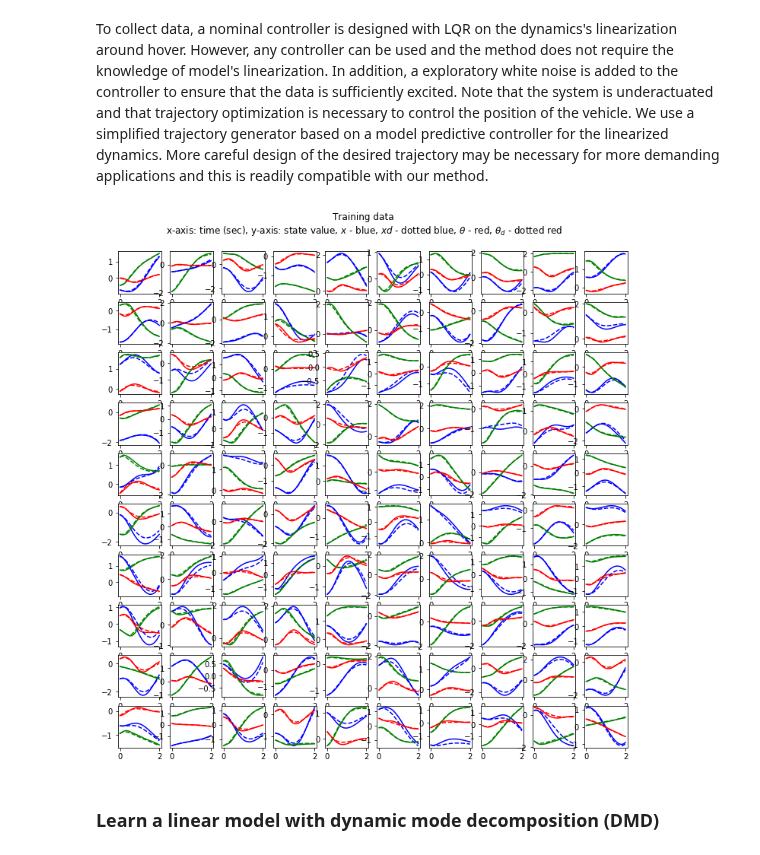
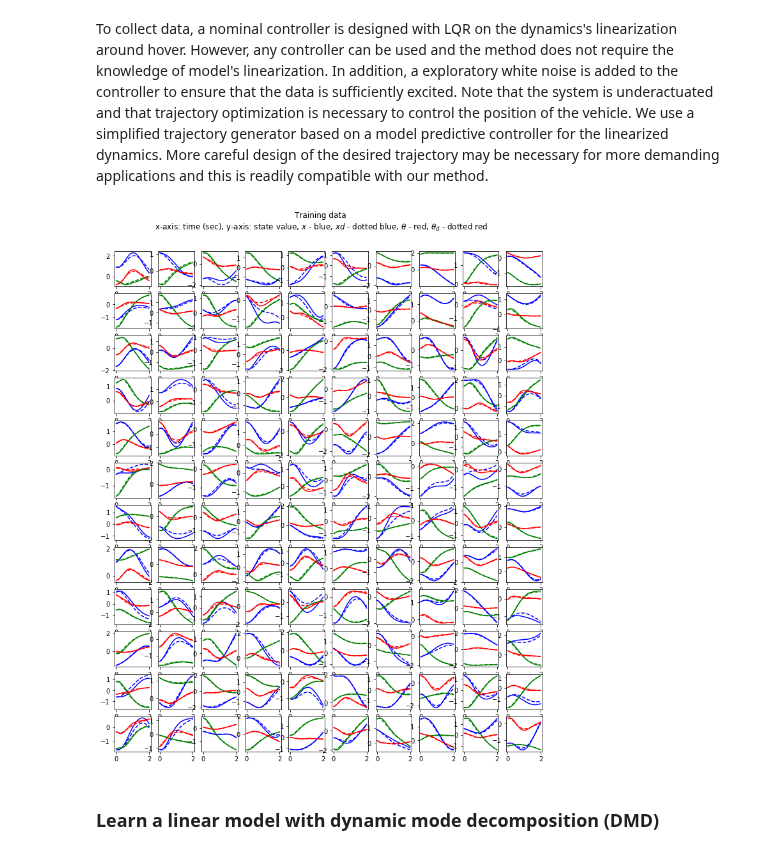
Before and after one commit to Cafolkes/koopman_learning_and_control, a Jupyter notebook: working_files/bkeedmd/planar_quadrotor_learning_mpc_nn.ipynb, the cells around one changed output. Cells and saved outputs as stored; diff of their text form; code cells hidden in the pictures.

```diff
--- a/working_files/bkeedmd/planar_quadrotor_learning_mpc_nn.ipynb
+++ b/working_files/bkeedmd/planar_quadrotor_learning_mpc_nn.ipynb
@@ -115,12 +115,12 @@ $T_1, T_2$ are the thrust from each of the propellers, $g$ is the gravitational
 $l_{arm}$ is the distance from the vehicle's center of mass to the center of the propeller, and $I_{xx}$ is the inertia
 around the x-axis.
 # %%
-# Cart pole system parameters
 mass = 2.
 inertia = 1.
 prop_arm = 0.2
 gravity = 9.81
-quadrotor = PlanarQuadrotorForceInput(mass, inertia, prop_arm, g=gravity)
+sys_name = 'planar_quad'
+system = PlanarQuadrotorForceInput(mass, inertia, prop_arm, g=gravity)
 
 # Linearized system specification:
 n, m = 6, 2                                                         # Number of states, number of control inputs
@@ -161,8 +161,9 @@ nominal_sys = LinearLiftedDynamics(A_nom, B_nom, np.eye(n), lambda x: x)
 dt = 1.0e-2                                                         # Time step length
 traj_length_dc = 2.                                                 # Trajectory length, data collection
 n_pred_dc = int(traj_length_dc/dt)                                  # Number of time steps, data collection
-t_eval = dt * np.arange(n_pred_dc + 1)                              # Simulation time points
-n_traj_dc = 100                                                     # Number of trajectories to execute, data collection
+t_train = dt * np.arange(n_pred_dc + 1)                              # Simulation time points
+n_traj_train = 100                                                     # Number of trajectories to execute, data collection
+n_traj_val = int(0.2*n_traj_train)
 noise_var = 5.                                                      # Exploration noise to perturb controller, data collection
 
 xmax = np.array([2, 2, np.pi/3, 2.,2.,2.])                          # State constraints, trajectory generation
@@ -179,45 +180,48 @@ n_cols = 10                                                         # Number of
 save_figures = True
 #dropbox_folder = '/Users/carlaxelfolkestad/Dropbox/Apps/Overleaf/Koopman NMPC (ICRA21)/'
 # %%
-xd = np.empty((n_traj_dc, n_pred_dc + 1, n))
-xs = np.empty((n_traj_dc, n_pred_dc + 1, n))
-us = np.empty((n_traj_dc, n_pred_dc, m))
+xd = np.empty((n_traj_train + n_traj_val, n_pred_dc + 1, n))
+xs = np.empty((n_traj_train + n_traj_val, n_pred_dc + 1, n))
+us = np.empty((n_traj_train + n_traj_val, n_pred_dc, m))
 
-plt.figure(figsize=(12, 12 * n_traj_dc / (n_cols ** 2)))
-for ii in range(n_traj_dc):
+plt.figure(figsize=(12, 12 * (n_traj_train + n_traj_val) / (n_cols ** 2)))
+for ii in range(n_traj_train+n_traj_val):
     x0 = np.asarray([rand.uniform(l, u) for l, u in zip(-x0_max, x0_max)])
     set_pt_dc = np.asarray([rand.uniform(l, u) for l, u in zip(-x0_max, x0_max)])
     mpc_trajgen = MPCController(nominal_sys, n_pred_dc, dt, umin, umax, xmin, xmax, QN_trajgen, R_trajgen,
                                 QN_trajgen, set_pt_dc)
     mpc_trajgen.eval(x0, 0)
     xd[ii, :, :] = mpc_trajgen.parse_result().T
     while abs(x0[0]) + abs(x0[1]) < 1 or np.any(np.isnan(xd[ii, :, :])):
         x0 = np.asarray([rand.uniform(l, u) for l, u in zip(-x0_max, x0_max)])
         set_pt_dc = np.asarray([rand.uniform(l, u) for l, u in zip(-x0_max, x0_max)])
         mpc_trajgen = MPCController(nominal_sys, n_pred_dc, dt, umin, umax, xmin, xmax, QN_trajgen, R_trajgen,
                                     QN_trajgen, set_pt_dc)
         mpc_trajgen.eval(x0, 0)
         xd[ii, :, :] = mpc_trajgen.parse_result().T
 
-    output = QuadrotorPdOutput(quadrotor, xd[ii, :, :], t_eval, n, m)
+    output = QuadrotorPdOutput(system, xd[ii, :, :], t_train, n, m)
     pd_controller = PDController(output, K_dc_p, K_dc_d)
-    perturbed_pd_controller = PerturbedController(quadrotor, pd_controller, noise_var, const_offset=hover_thrust)
-    xs[ii, :, :], us[ii, :, :] = quadrotor.simulate(x0, perturbed_pd_controller, t_eval)
+    perturbed_pd_controller = PerturbedController(system, pd_controller, noise_var, const_offset=hover_thrust)
+    xs[ii, :, :], us[ii, :, :] = system.simulate(x0, perturbed_pd_controller, t_train)
 
-    plt.subplot(int(np.ceil(n_traj_dc / n_cols)), n_cols, ii + 1)
-    plt.plot(t_eval, xs[ii, :, 0], 'b', label='$y$')
-    plt.plot(t_eval, xs[ii, :, 1], 'g', label='$z$')
-    plt.plot(t_eval, xs[ii, :, 2], 'r', label='$\\theta$')
-    plt.plot(t_eval, xd[ii, :, 0], '--b', label='$y_d$')
-    plt.plot(t_eval, xd[ii, :, 1], '--g', label='$z_d$')
-    plt.plot(t_eval, xd[ii, :, 2], '--r', label='$\\theta_d$')
+    plt.subplot(int(np.ceil((n_traj_train + n_traj_val) / n_cols)), n_cols, ii + 1)
+    plt.plot(t_train, xs[ii, :, 0], 'b', label='$y$')
+    plt.plot(t_train, xs[ii, :, 1], 'g', label='$z$')
+    plt.plot(t_train, xs[ii, :, 2], 'r', label='$\\theta$')
+    plt.plot(t_train, xd[ii, :, 0], '--b', label='$y_d$')
+    plt.plot(t_train, xd[ii, :, 1], '--g', label='$z_d$')
+    plt.plot(t_train, xd[ii, :, 2], '--r', label='$\\theta_d$')
 
 plt.suptitle(
     'Training data \nx-axis: time (sec), y-axis: state value, $x$ - blue, $xd$ - dotted blue, $\\theta$ - red, $\\theta_d$ - dotted red',
     y=0.94)
 plt.show()
+
+xs_train, us_train = xs[:n_traj_train,:,:], us[:n_traj_train, :, :]
+xs_val, us_val = xs[n_traj_train:,:,:], us[n_traj_train:, :, :]
 # %% [output]
-[figure, old version]
+[figure, new version]
 # %% [markdown]
 ### Learn a linear model with dynamic mode decomposition (DMD)
 # %% [markdown]
```
Also changed, not shown: parts of 10 cells of this notebook, 28 other files.
